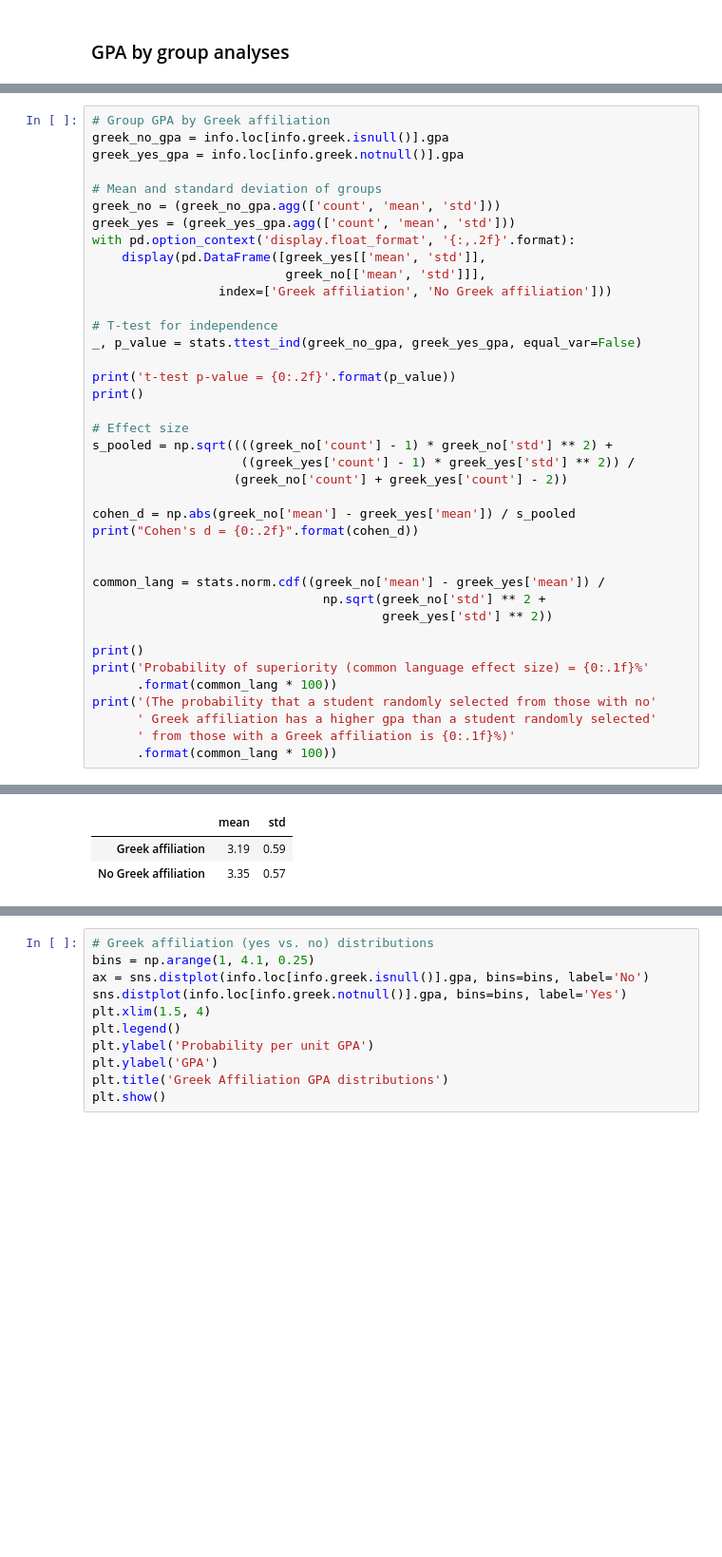
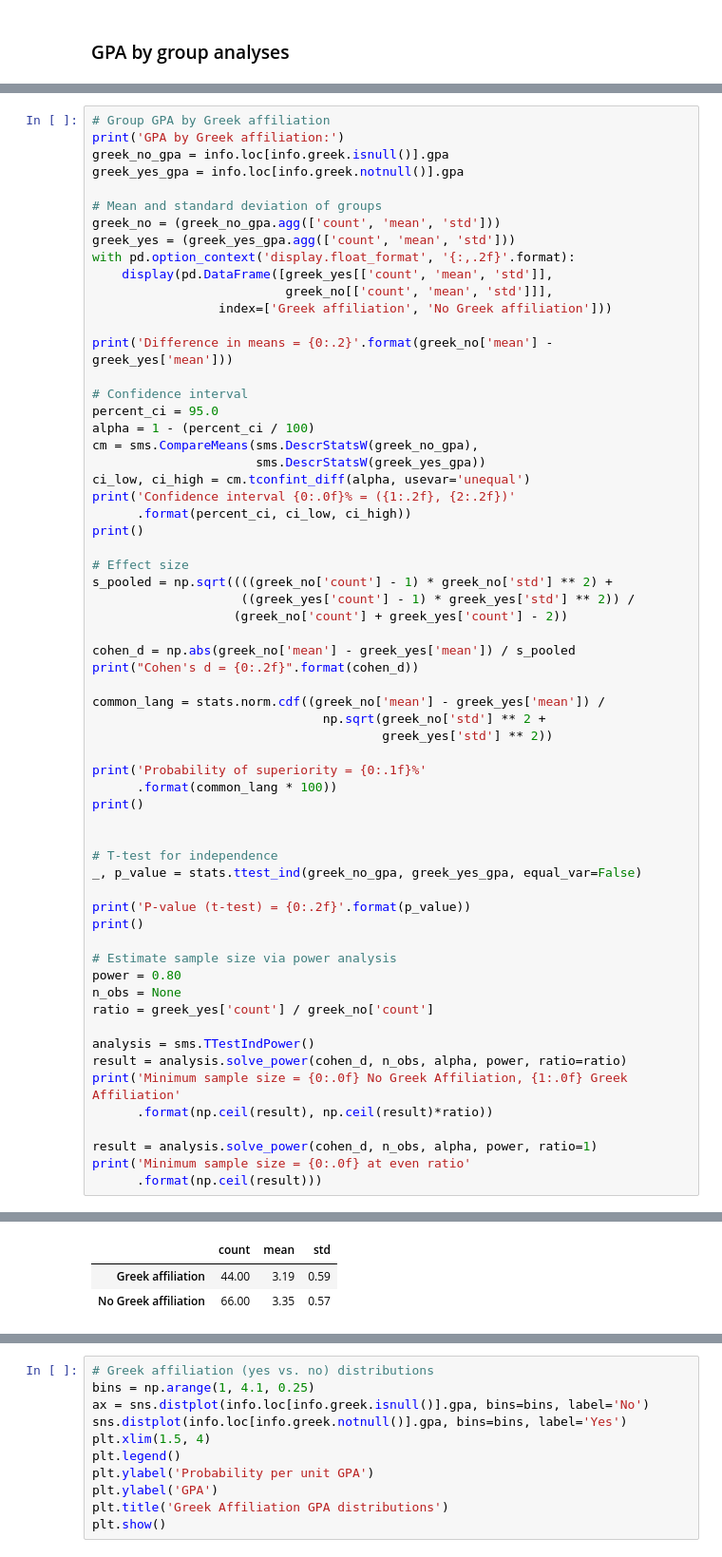
Before and after one commit to pmgasper/union_students, a Jupyter notebook: nb04_hypothesis_testing.ipynb, the cells around one changed output, grey strips where cells are left out. Shown at 95% size. Cells and saved outputs as stored; diff of their text form; blank space fills up the shorter version.

Commit message:
working on t-test stats

```diff
--- a/nb04_hypothesis_testing.ipynb
+++ b/nb04_hypothesis_testing.ipynb
@@ -44,5 +56,6 @@ data = pd.read_excel(cleaned_data_fn, sheet_name='grades')
 # %%
 # Group GPA by Greek affiliation
+print('GPA by Greek affiliation:')
 greek_no_gpa = info.loc[info.greek.isnull()].gpa
 greek_yes_gpa = info.loc[info.greek.notnull()].gpa
 
@@ -50,14 +63,20 @@ greek_yes_gpa = info.loc[info.greek.notnull()].gpa
 greek_no = (greek_no_gpa.agg(['count', 'mean', 'std']))
 greek_yes = (greek_yes_gpa.agg(['count', 'mean', 'std']))
 with pd.option_context('display.float_format', '{:,.2f}'.format):
-    display(pd.DataFrame([greek_yes[['mean', 'std']],
-                          greek_no[['mean', 'std']]],
+    display(pd.DataFrame([greek_yes[['count', 'mean', 'std']],
+                          greek_no[['count', 'mean', 'std']]],
                  index=['Greek affiliation', 'No Greek affiliation']))
 
-# T-test for independence
-_, p_value = stats.ttest_ind(greek_no_gpa, greek_yes_gpa, equal_var=False)
+print('Difference in means = {0:.2}'.format(greek_no['mean'] - greek_yes['mean']))
 
-print('t-test p-value = {0:.2f}'.format(p_value))
+# Confidence interval
+percent_ci = 95.0
+alpha = 1 - (percent_ci / 100)
+cm = sms.CompareMeans(sms.DescrStatsW(greek_no_gpa),
+                      sms.DescrStatsW(greek_yes_gpa))
+ci_low, ci_high = cm.tconfint_diff(alpha, usevar='unequal')
+print('Confidence interval {0:.0f}% = ({1:.2f}, {2:.2f})'
+      .format(percent_ci, ci_low, ci_high))
 print()
 
 # Effect size
@@ -68,16 +87,32 @@ s_pooled = np.sqrt((((greek_no['count'] - 1) * greek_no['std'] ** 2) +
 cohen_d = np.abs(greek_no['mean'] - greek_yes['mean']) / s_pooled
 print("Cohen's d = {0:.2f}".format(cohen_d))
 
-
 common_lang = stats.norm.cdf((greek_no['mean'] - greek_yes['mean']) /
                                np.sqrt(greek_no['std'] ** 2 +
                                        greek_yes['std'] ** 2))
 
+print('Probability of superiority = {0:.1f}%'
+      .format(common_lang * 100))
 print()
-print('Probability of superiority (common language effect size) = {0:.1f}%'
-      .format(common_lang * 100))
-print('(The probability that a student randomly selected from those with no'
-      ' Greek affiliation has a higher gpa than a student randomly selected'
-      ' from those with a Greek affiliation is {0:.1f}%)'
-      .format(common_lang * 100))
+
+
+# T-test for independence
+_, p_value = stats.ttest_ind(greek_no_gpa, greek_yes_gpa, equal_var=False)
+
+print('P-value (t-test) = {0:.2f}'.format(p_value))
+print()
+
+# Estimate sample size via power analysis
+power = 0.80
+n_obs = None
+ratio = greek_yes['count'] / greek_no['count']
+
+analysis = sms.TTestIndPower()
+result = analysis.solve_power(cohen_d, n_obs, alpha, power, ratio=ratio)
+print('Minimum sample size = {0:.0f} No Greek Affiliation, {1:.0f} Greek Affiliation'
+      .format(np.ceil(result), np.ceil(result)*ratio))
+
+result = analysis.solve_power(cohen_d, n_obs, alpha, power, ratio=1)
+print('Minimum sample size = {0:.0f} at even ratio'
+      .format(np.ceil(result)))
 # %% [output]
@@ -84,3 +120,3 @@ print('(The probability that a student randomly selected from those with no'
-|  | mean | std |
-| Greek affiliation | 3.19 | 0.59 |
-| No Greek affiliation | 3.35 | 0.57 |
+|  | count | mean | std |
+| Greek affiliation | 44.00 | 3.19 | 0.59 |
+| No Greek affiliation | 66.00 | 3.35 | 0.57 |
```
Also changed, not shown: parts of 6 cells of this notebook.
